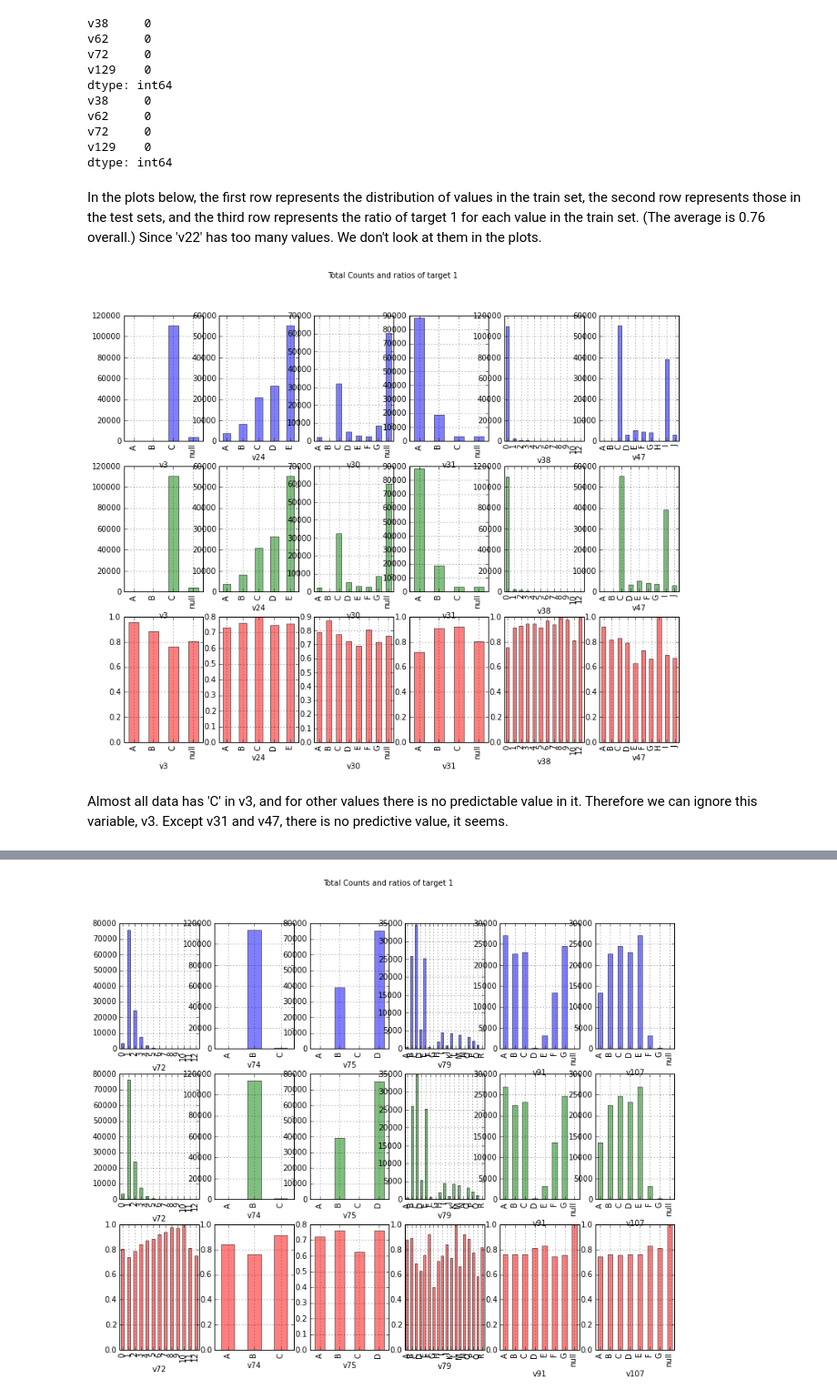
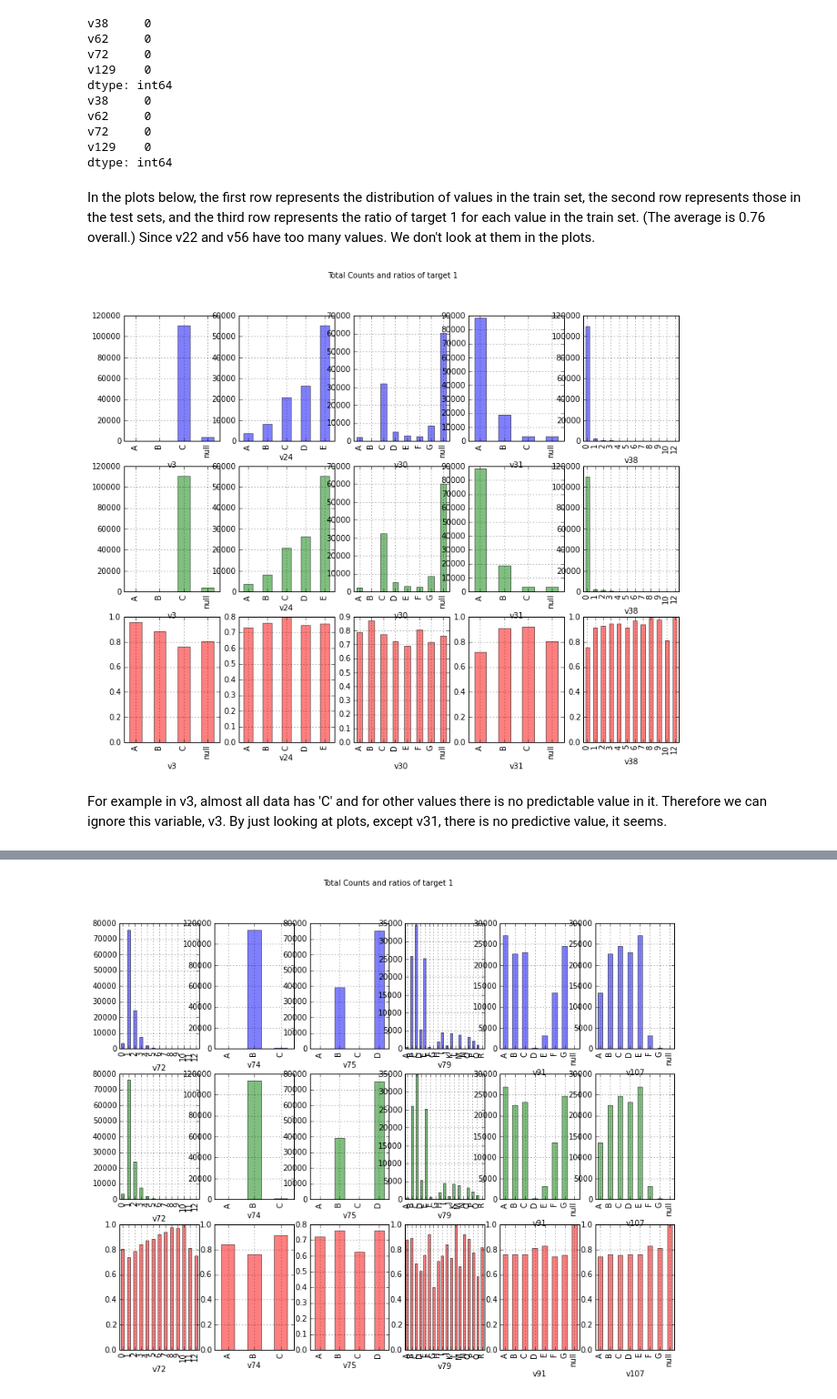
Before and after one commit to suhanree/claims-manager, a Jupyter notebook: code/ExploratoryAnalysis.ipynb, the cells around one changed output, grey strips where cells are left out. Shown at 91% size. Cells and saved outputs as stored; diff of their text form; code cells hidden in the pictures.

Commit message:
More EDA: found importance of category variables

```diff
--- a/code/ExploratoryAnalysis.ipynb
+++ b/code/ExploratoryAnalysis.ipynb
@@ -90,6 +93,7 @@ target_train.mean()
 category_variables = [2, 21, 23, 29, 30, 37, 46, 51, 55, 61,
                       65, 70, 71, 73, 74, 78, 90, 106, 109, 111,
                       112, 124, 128]
+category_variable_names = column_names[category_variables]
 unique_values = {}
 numerical_variables = [i for i in range(num_variables) if i not in category_variables]
 
@@ -203,12 +207,12 @@ def plot_category_variables(df_train, df_test, target, category_variable_names):
     plt.suptitle('Total Counts and ratios of target 1')
     plt.show()
 # %% [markdown]
-In the plots below, the first row represents the distribution of values in the train set, the second row represents those in the test sets, and the third row represents the ratio of target 1 for each value in the train set. (The average is 0.76 overall.) Since 'v22' has too many values. We don't look at them in the plots.
+In the plots below, the first row represents the distribution of values in the train set, the second row represents those in the test sets, and the third row represents the ratio of target 1 for each value in the train set. (The average is 0.76 overall.) Since v22 and v56 have too many values. We don't look at them in the plots.
 # %%
 plot_category_variables(df_train, df_test, target_train, \
-                        column_names[[category_variables[0]] +category_variables[2:7]])
+                        column_names[[category_variables[0]] + category_variables[2:6]])
 # %% [output]
-[figure, old version]
+[figure, new version]
 # %% [markdown]
-Almost all data has 'C' in v3, and for other values there is no predictable value in it. Therefore we can ignore this variable, v3. Except v31 and v47, there is no predictive value, it seems.
+For example in v3, almost all data has 'C' and for other values there is no predictable value in it. Therefore we can ignore this variable, v3. By just looking at plots, except v31, there is no predictive value, it seems.
 # %%
```
Also changed, not shown: parts of 37 cells of this notebook.
